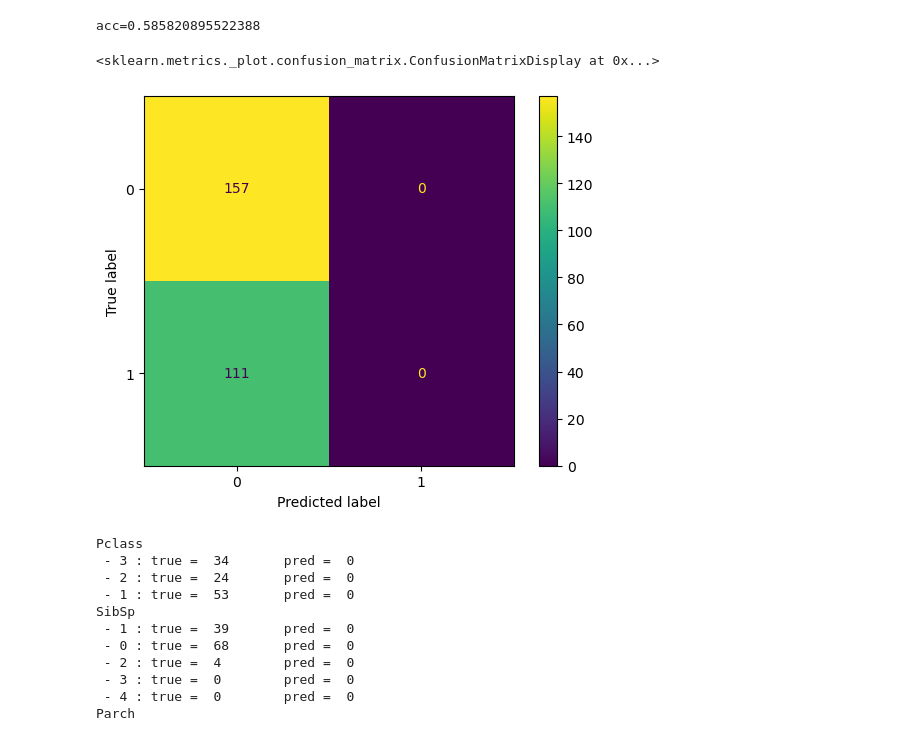
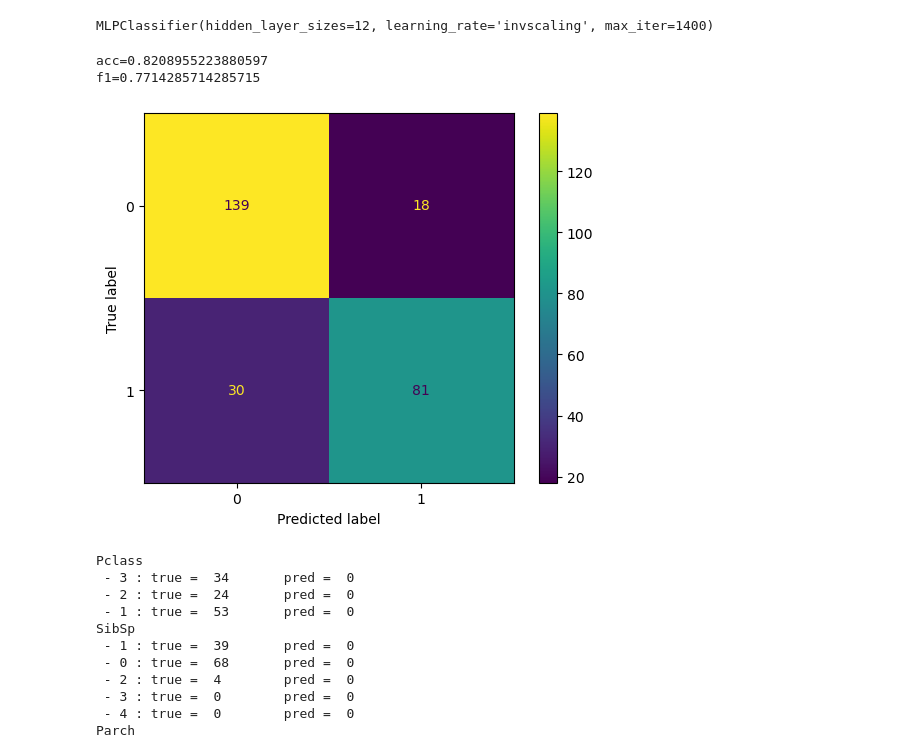
Before and after one commit to mariusjb/dm1-titanic, a Jupyter notebook: mlp.ipynb, the cells around one changed output. Saved outputs shown, nothing was run; the diff lists cells and outputs as text; code cells hidden in the pictures.

```diff
--- a/mlp.ipynb
+++ b/mlp.ipynb
@@ -9,7 +9,7 @@ from sklearn.model_selection import train_test_split
 train_data = pd.read_csv('data/train_data_20221117.csv', index_col = 0)
 test_data = pd.read_csv('data/test_data_20221117.csv', index_col = 0)
 
-X_train = train_data.drop(columns = 'Survived')
+X_train = train_data.drop(columns = 'Survived', axis = 1)
 y_train = train_data['Survived']
-X_test  = test_data.drop(columns = 'Survived')
+X_test  = test_data.drop(columns = 'Survived', axis = 1)
 y_test  = test_data['Survived']
@@ -24,14 +16,14 @@ def get_hidden_layers(start_size: int, divider = 2):
 # %%
 from sklearn.model_selection import StratifiedKFold, GridSearchCV
 
-first_hidden_layers = int(len(X_train.columns)/2)
 parameters = {
-    'hidden_layer_sizes': [(5,2), (6,2), (7,2)],
-    'solver': ('adam', 'sgd'),
-    'alpha': np.linspace(0.0001, 0.0002, 11)
+    'hidden_layer_sizes': [12],
+    'solver': ['adam'],
+    'learning_rate': ['invscaling'],
+    'max_iter': [1400]
 }
 
-clf = MLPClassifier(max_iter = 300, early_stopping = True)
+clf = MLPClassifier()
 stratified_10_fold_cv = StratifiedKFold(n_splits=10, shuffle=True, random_state=42)
 grid_search_estimator = GridSearchCV(clf, parameters, scoring='f1', cv=stratified_10_fold_cv, return_train_score=False,
                                     verbose = 2)
@@ -112,14 +59,22 @@ best score is 0.449077000523079 with params {'alpha': 0.00015000000000000001, 'h
+# %%
+model = MLPClassifier(**grid_search_estimator.best_params_)
+model.fit(X_train, y_train)
+# %% [output]
+MLPClassifier(hidden_layer_sizes=12, learning_rate='invscaling', max_iter=1400)
 # %%
-predictions = estimator.predict(X_test)
+predictions = model.predict(X_test)
 
 cm = confusion_matrix(y_test, predictions)
 acc = accuracy_score(y_test, predictions)
+f1 = f1_score(y_test, predictions)
 print(f'{acc=}')
+print(f'{f1=}')
 ConfusionMatrixDisplay(cm).plot()
+plt.show()
 # %% [output]
-acc=0.585820895522388
+acc=0.8208955223880597
+f1=0.7714285714285715
-<sklearn.metrics._plot.confusion_matrix.ConfusionMatrixDisplay at 0x...>
-[figure, old version]
+[figure, new version]
 # %%
 for feature in X_test.columns:
     print(feature)
```
Also changed, not shown: parts of 4 cells of this notebook, 6 other files.
